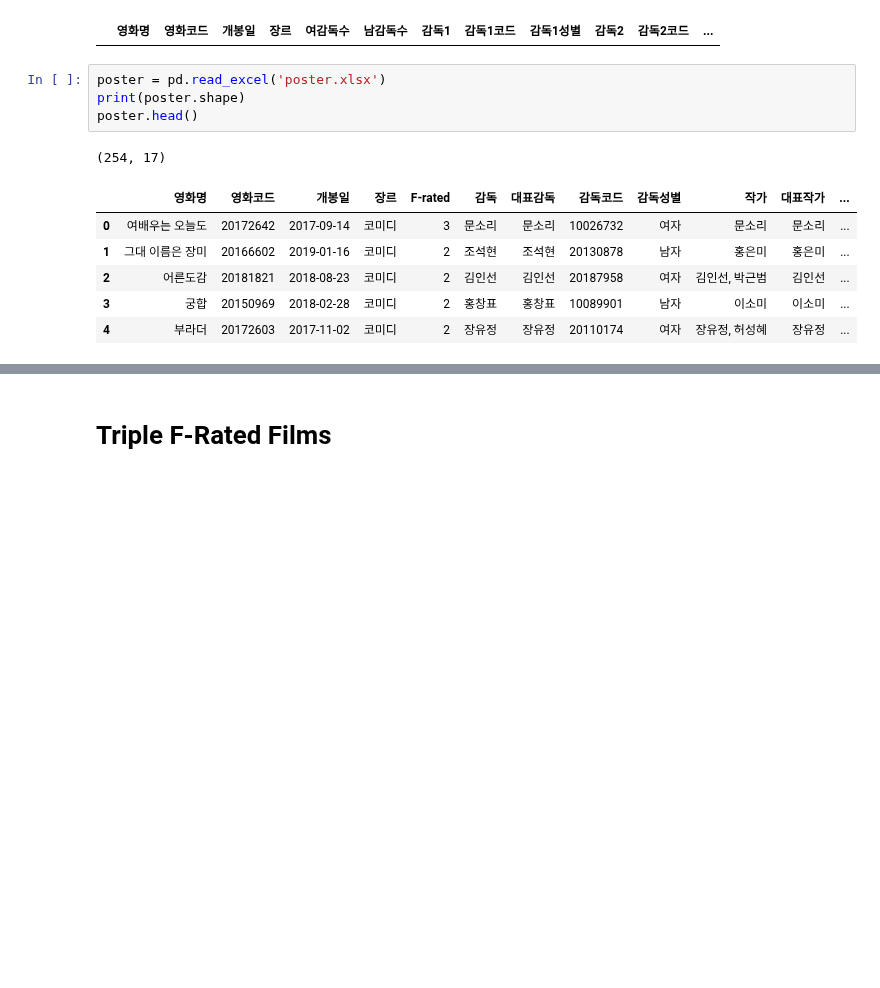
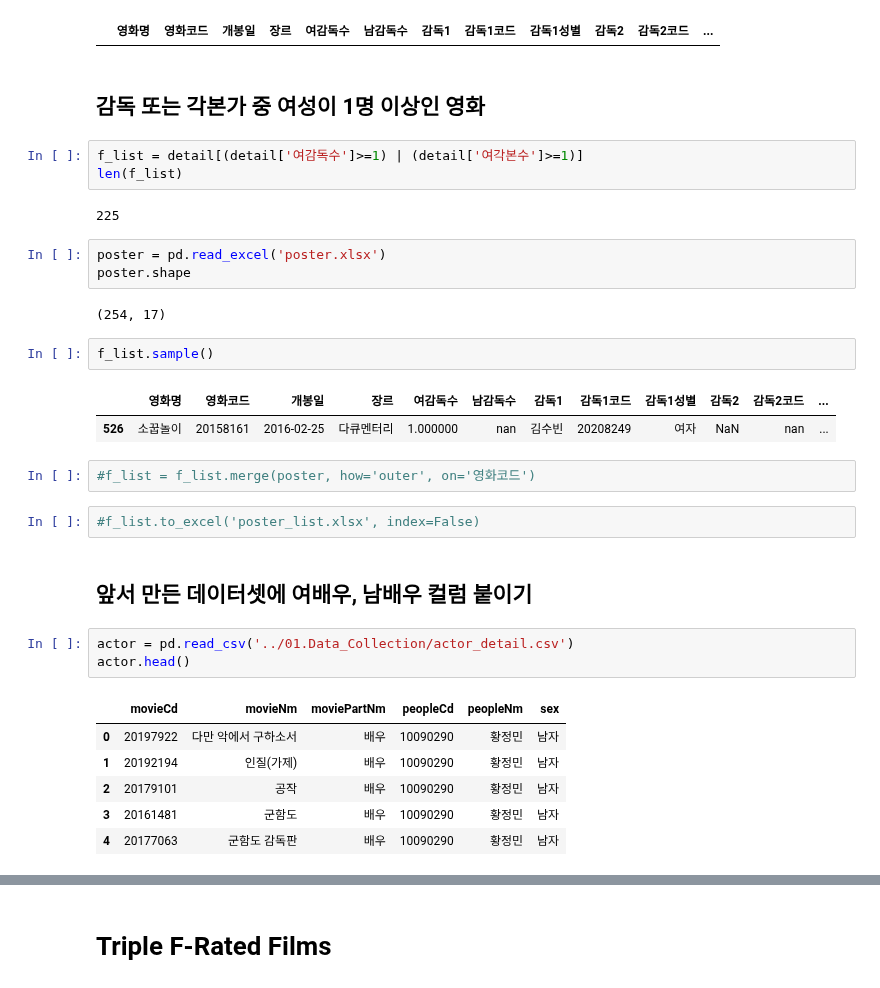
Before and after one commit to kim4pb/Female-led-Korean-Films, a Jupyter notebook: 03.ButterKnife/Film_list_for_poster.ipynb, the cells around one changed output, grey strips where cells are left out. Drawn from its saved outputs; the diff is of its cells as text; blank space fills up the shorter version.

```diff
--- a/03.ButterKnife/Film_list_for_poster.ipynb
+++ b/03.ButterKnife/Film_list_for_poster.ipynb
@@ -88,15 +88,36 @@ detail[detail['여감독수'].isnull() & detail['남감독수'].isnull()]
 detail[detail['여각본수'].isnull() & detail['남각본수'].isnull()]
 # %% [output]
 |  | 영화명 | 영화코드 | 개봉일 | 장르 | 여감독수 | 남감독수 | 감독1 | 감독1코드 | 감독1성별 | 감독2 | 감독2코드 | ... |
+# %% [markdown]
+## 감독 또는 각본가 중 여성이 1명 이상인 영화
+# %%
+f_list = detail[(detail['여감독수']>=1) | (detail['여각본수']>=1)]
+len(f_list)
+# %% [output]
+225
 # %%
 poster = pd.read_excel('poster.xlsx')
-print(poster.shape)
-poster.head()
+poster.shape
 # %% [output]
 (254, 17)
-|  | 영화명 | 영화코드 | 개봉일 | 장르 | F-rated | 감독 | 대표감독 | 감독코드 | 감독성별 | 작가 | 대표작가 | ... |
-| 0 | 여배우는 오늘도 | 20172642 | 2017-09-14 | 코미디 | 3 | 문소리 | 문소리 | 10026732 | 여자 | 문소리 | 문소리 | ... |
-| 1 | 그대 이름은 장미 | 20166602 | 2019-01-16 | 코미디 | 2 | 조석현 | 조석현 | 20130878 | 남자 | 홍은미 | 홍은미 | ... |
-| 2 | 어른도감 | 20181821 | 2018-08-23 | 코미디 | 2 | 김인선 | 김인선 | 20187958 | 여자 | 김인선, 박근범 | 김인선 | ... |
-| 3 | 궁합 | 20150969 | 2018-02-28 | 코미디 | 2 | 홍창표 | 홍창표 | 10089901 | 남자 | 이소미 | 이소미 | ... |
-| 4 | 부라더 | 20172603 | 2017-11-02 | 코미디 | 2 | 장유정 | 장유정 | 20110174 | 여자 | 장유정, 허성혜 | 장유정 | ... |
+# %%
+f_list.sample()
+# %% [output]
+|  | 영화명 | 영화코드 | 개봉일 | 장르 | 여감독수 | 남감독수 | 감독1 | 감독1코드 | 감독1성별 | 감독2 | 감독2코드 | ... |
+| 526 | 소꿉놀이 | 20158161 | 2016-02-25 | 다큐멘터리 | 1.000000 | nan | 김수빈 | 20208249 | 여자 | NaN | nan | ... |
+# %%
+#f_list = f_list.merge(poster, how='outer', on='영화코드')
+# %%
+#f_list.to_excel('poster_list.xlsx', index=False)
+# %% [markdown]
+## 앞서 만든 데이터셋에 여배우, 남배우 컬럼 붙이기
+# %%
+actor = pd.read_csv('../01.Data_Collection/actor_detail.csv')
+actor.head()
+# %% [output]
+|  | movieCd | movieNm | moviePartNm | peopleCd | peopleNm | sex |
+| 0 | 20197922 | 다만 악에서 구하소서 | 배우 | 10090290 | 황정민 | 남자 |
+| 1 | 20192194 | 인질(가제) | 배우 | 10090290 | 황정민 | 남자 |
+| 2 | 20179101 | 공작 | 배우 | 10090290 | 황정민 | 남자 |
+| 3 | 20161481 | 군함도 | 배우 | 10090290 | 황정민 | 남자 |
+| 4 | 20177063 | 군함도 감독판 | 배우 | 10090290 | 황정민 | 남자 |
```
Also changed, not shown: parts of 4 cells of this notebook, 5 other files.
